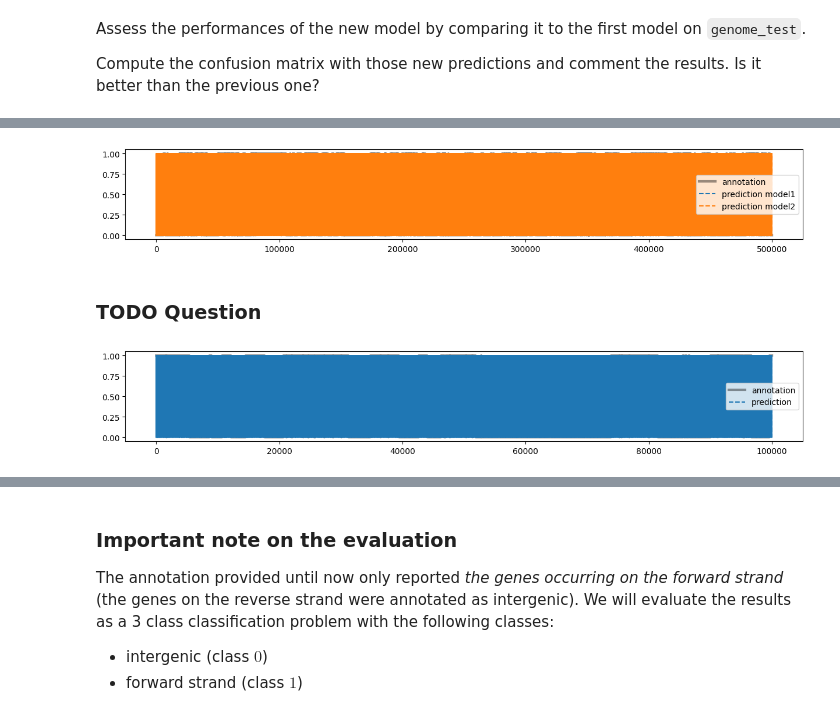
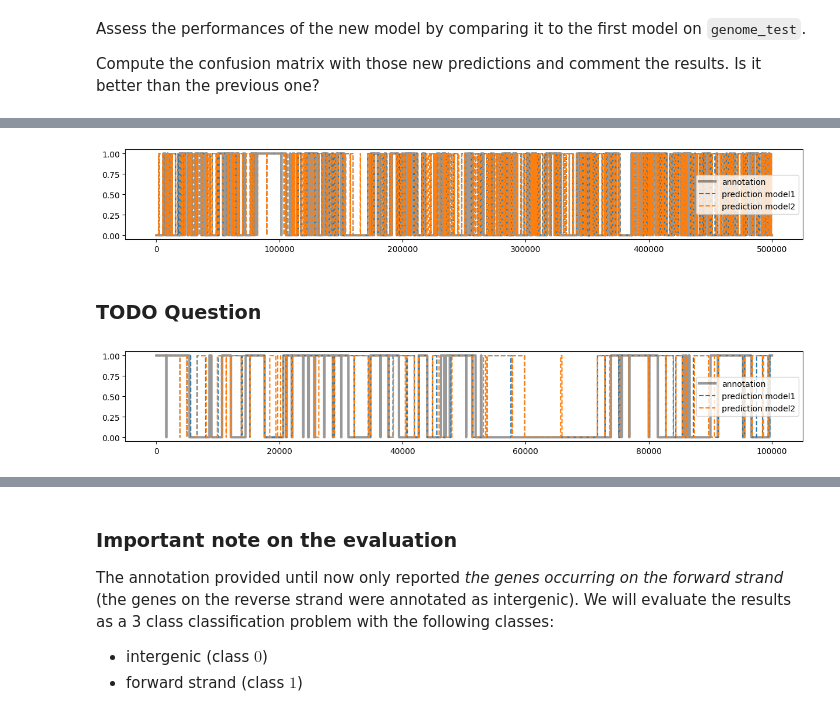
Before and after one commit to HendrikHigl/ma-cs-apml, a Jupyter notebook: GenePredictionProject/HMM_Gene_prediction.ipynb, the cells around one changed output, grey strips where cells are left out. Cells and saved outputs as stored; diff of their text form; code cells hidden in the pictures.

```diff
--- a/GenePredictionProject/HMM_Gene_prediction.ipynb
+++ b/GenePredictionProject/HMM_Gene_prediction.ipynb
@@ -287,17 +287,21 @@ def viterbi(allx,Pi,A,B):
 
     e = 1e-10
     logPi = Pi + e
+    logPi /= logPi.sum()
+    logPi = np.log(logPi)
     logA = A + e
+    logA /= logA.sum(axis=1, keepdims=True)
     logB = B + e
+    logB /= logB.sum(axis=1, keepdims=True)
 
-    delta[:,0] = logPi + logB[:,allx[0]]
+    delta[:,0] = logPi + np.log(logB[:,allx[0]])
 
     ## recursion ...  (your code here)
     for t in range(1, len(allx)):
         for i in range(len(logA)):
-            probabilities = delta[:, t-1] + logA[:, i]
+            probabilities = delta[:, t-1] + np.log(logA[:, i])
             psi[i,t] = np.argmax(probabilities)
-            delta[i,t] = np.max(probabilities) + logB[i,allx[t]]
+            delta[i,t] = np.max(probabilities) + np.log(logB[i,allx[t]])
 
     last_state = np.argmax(delta[:, len(allx)-1])
     path = get_path(psi, last_state)
@@ -645,19 +663,21 @@ ax.plot(etat_predits2, label="prediction model2", ls="--")
 plt.legend(loc="best")
 plt.show()
 # %% [output]
-[figure, old version]
+[figure, new version]
 # %% [markdown]
 ### TODO Question
 # %%
-predicted_states_part = etat_predits2[100000:200000]
+etat_predits1_part = etat_predits[100000:200000]
+etat_predits2_part = etat_predits2[100000:200000]
 test_annotation_part = test_annotation[100000:200000]
 fig, ax = plt.subplots(figsize=(15,2))
 ax.plot(test_annotation_part, label="annotation", lw=3, color="black", alpha=.4)
-ax.plot(predicted_states_part, label="prediction", ls="--")
+ax.plot(etat_predits1_part, label="prediction model1", ls="--")
+ax.plot(etat_predits2_part, label="prediction model2", ls="--")
 plt.legend(loc="best")
 plt.show()
 # %% [output]
-[figure, old version]
+[figure, new version]
 # %% [markdown]
 ## Question 7: Integrating reverse strand
 
```
Also changed, not shown: parts of 7 cells of this notebook.
